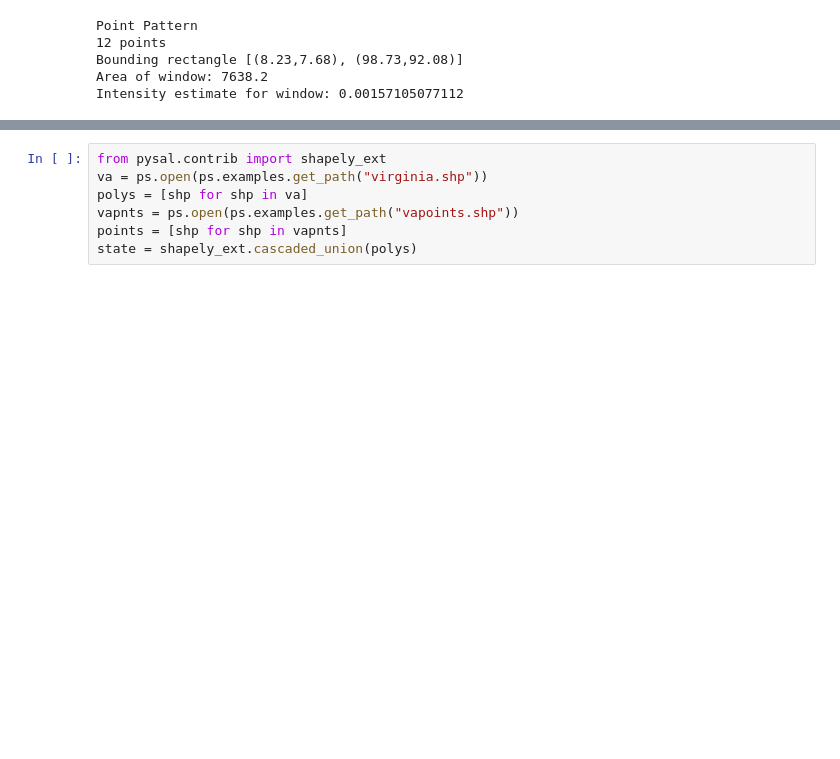
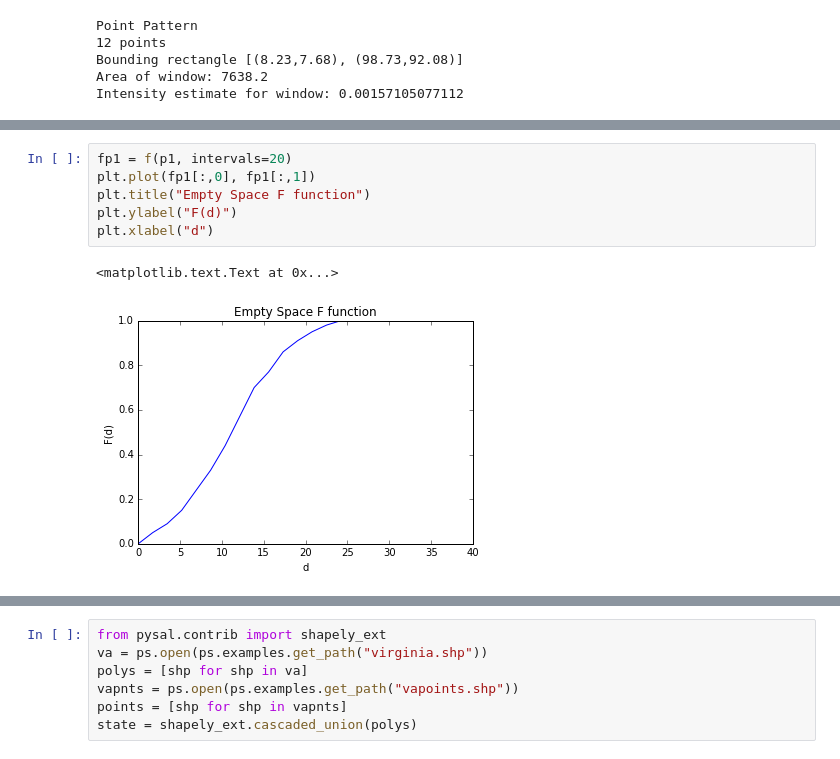
Before and after one commit to pysal/pointpats, a Jupyter notebook: distance_statistics.ipynb, the cells around one changed output, grey strips where cells are left out. Drawn from its saved outputs; the diff is of its cells as text; blank space fills up the shorter version.

```diff
--- a/distance_statistics.ipynb
+++ b/distance_statistics.ipynb
@@ -39,0 +32,9 @@ sim = f_envelopes(p1, intervals=20, reps=100)
+# %%
+fp1 = f(p1, intervals=20)
+plt.plot(fp1[:,0], fp1[:,1])
+plt.title("Empty Space F function")
+plt.ylabel("F(d)")
+plt.xlabel("d")
+# %% [output]
+<matplotlib.text.Text at 0x...>
+[figure, added]
```
Also changed, not shown: parts of 17 cells of this notebook, 2 other files.
